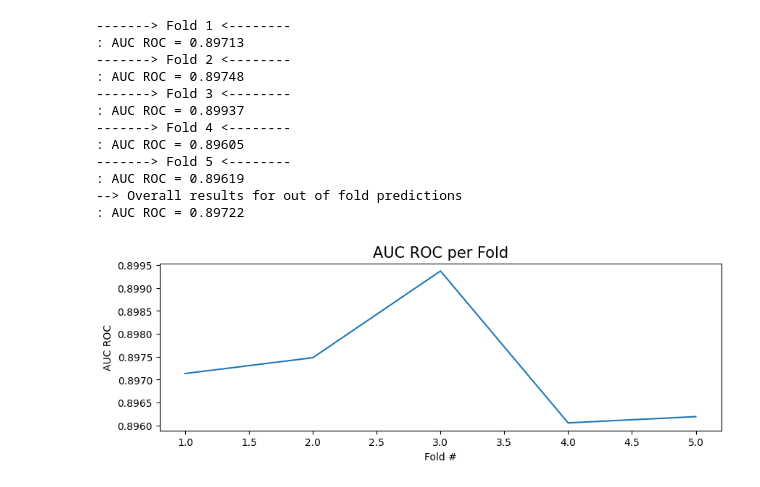
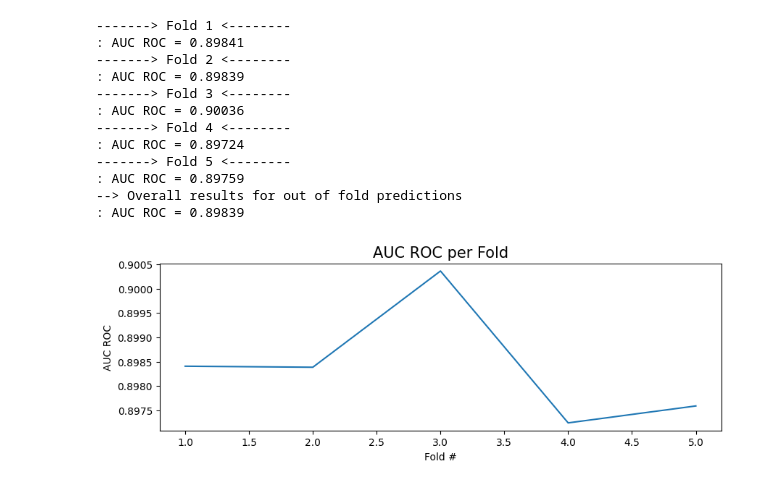
Before and after one commit to Samyaktg/kaggle, a Jupyter notebook: feature-engineering-lgbm.ipynb, the cells around one changed output. Saved outputs shown, nothing was run; the diff lists cells and outputs as text; code cells hidden in the pictures.

```diff
--- a/feature-engineering-lgbm.ipynb
+++ b/feature-engineering-lgbm.ipynb
@@ -63,14 +74,19 @@ X_train_full, X_valid_full, y_train, y_valid = train_test_split(X_full, y,
+# %%
+RAND_VAL=42
+num_folds=7 ## Number of folds
+n_est=5000 ## Number of estimators
+lgbParams = {'n_estimators': n_est,
+ 'max_depth': 23,
+ 'learning_rate': 0.02,
+ 'min_child_weight': 1.4,
+ 'min_child_samples': 188,
+ 'subsample': 0.72,
+ 'subsample_freq': 2,
+ 'colsample_bytree': 0.42,
+ 'random_state': RAND_VAL,
+ 'num_leaves': 19}
 # %%
-from lightgbm import LGBMClassifier
-from lightgbm import early_stopping, log_evaluation
-from sklearn.metrics import roc_auc_score
-from sklearn.model_selection import StratifiedKFold
-from sklearn.preprocessing import LabelEncoder
-import numpy as np
-import matplotlib.pyplot as plt
-import seaborn as sns
-import pandas as pd
-from category_encoders.target_encoder import TargetEncoder
+
 
 features = [
     'Surname', 'CreditScore', 'Geography', 'Gender',
@@ -80,10 +96,11 @@ features = [
 ]
 
 train_copy = X_full.copy()
-
-for feature in ["Surname", "Geography", "Gender",'Surname_First_Letter']:
-    te = TargetEncoder()
+te = TargetEncoder()
+#le = LabelEncoder()
+for feature in ["Surname", "Geography", "Gender","Surname_First_Letter"]:
     train_copy[feature] = te.fit_transform(train_copy[feature], train_copy["Exited"])
+    X_test_full[feature] = te.transform(X_test_full[feature])
 
 n_folds = 5
 skf = StratifiedKFold(n_splits=n_folds, random_state=2023, shuffle=True)
@@ -98,51 +115,48 @@ for fold, (train_index, test_index) in enumerate(skf.split(train_copy, train_cop
     x_train_features = pd.DataFrame(X_train_full[features])
     x_valid_features = pd.DataFrame(X_valid_full[features])
 
-    model = LGBMClassifier(
-        random_state=2023,
-        objective="binary",
-        metric="auc",
-        n_jobs=-1,
-        n_estimators=5000,
-        verbose=-1,
-    )
+    modelx=XGBRegressor(random_state=10, learning_rate=0.05)
+    modelx.fit(x_train_features[features], y_train)
+
+    model = lgb.LGBMClassifier(**lgbParams)
+
     model.fit(
         x_train_features[features],
         y_train,
         eval_set=[(x_valid_features[features], y_valid)],
         callbacks=[
             early_stopping(50, verbose=False),
             log_evaluation(5000),
         ]
     )
     oof_preds = model.predict_proba(x_valid_features[features])[:,1]
     train_oof_preds[test_index] = oof_preds
     score = roc_auc_score(y_valid, oof_preds)
     scores.append(score)
     print(f": AUC ROC = {score:.5f}")
 
 auc_baseline = roc_auc_score(X_full["Exited"], train_oof_preds)
 print("--> Overall results for out of fold predictions")
 print(f": AUC ROC = {auc_baseline:.5f}")
 
 fig, ax = plt.subplots(nrows=1, ncols=1, figsize=(10, 3))
 
 data = pd.DataFrame({"Fold": [x + 1 for x in range(n_folds)], "AUC ROC": scores})
 _ = sns.lineplot(x="Fold", y="AUC ROC", data=data, ax=ax)
 _ = ax.set_title("AUC ROC per Fold", fontsize=15)
 _ = ax.set_ylabel("AUC ROC")
 _ = ax.set_xlabel("Fold #")
 # %% [output]
 -------> Fold 1 <--------
-: AUC ROC = 0.89713
+: AUC ROC = 0.89841
 -------> Fold 2 <--------
-: AUC ROC = 0.89748
+: AUC ROC = 0.89839
 -------> Fold 3 <--------
-: AUC ROC = 0.89937
+: AUC ROC = 0.90036
 -------> Fold 4 <--------
-: AUC ROC = 0.89605
+: AUC ROC = 0.89724
 -------> Fold 5 <--------
-: AUC ROC = 0.89619
+: AUC ROC = 0.89759
 --> Overall results for out of fold predictions
-: AUC ROC = 0.89722
+: AUC ROC = 0.89839
-[figure, old version]
+[figure, new version]
```
Also changed, not shown: parts of 5 cells of this notebook.
